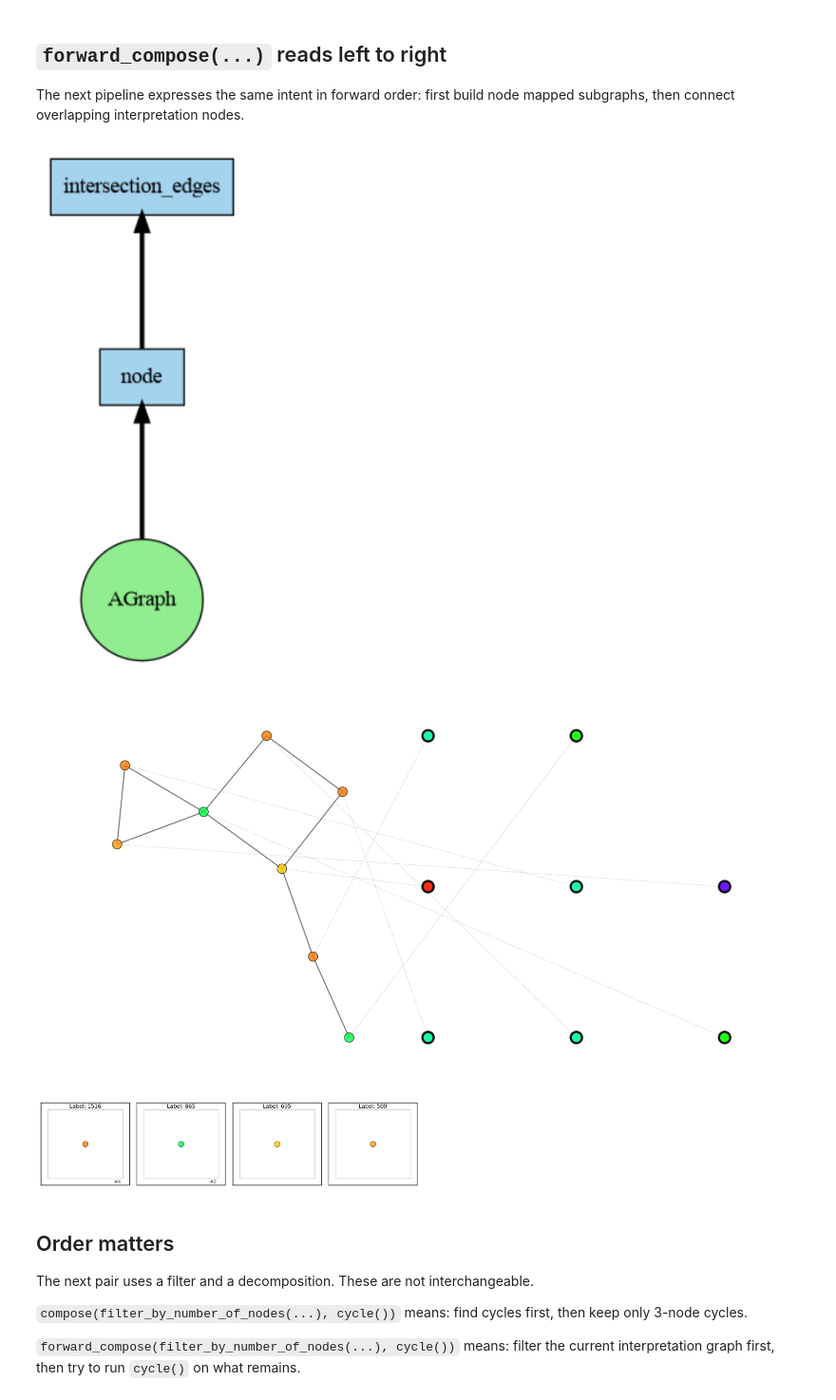
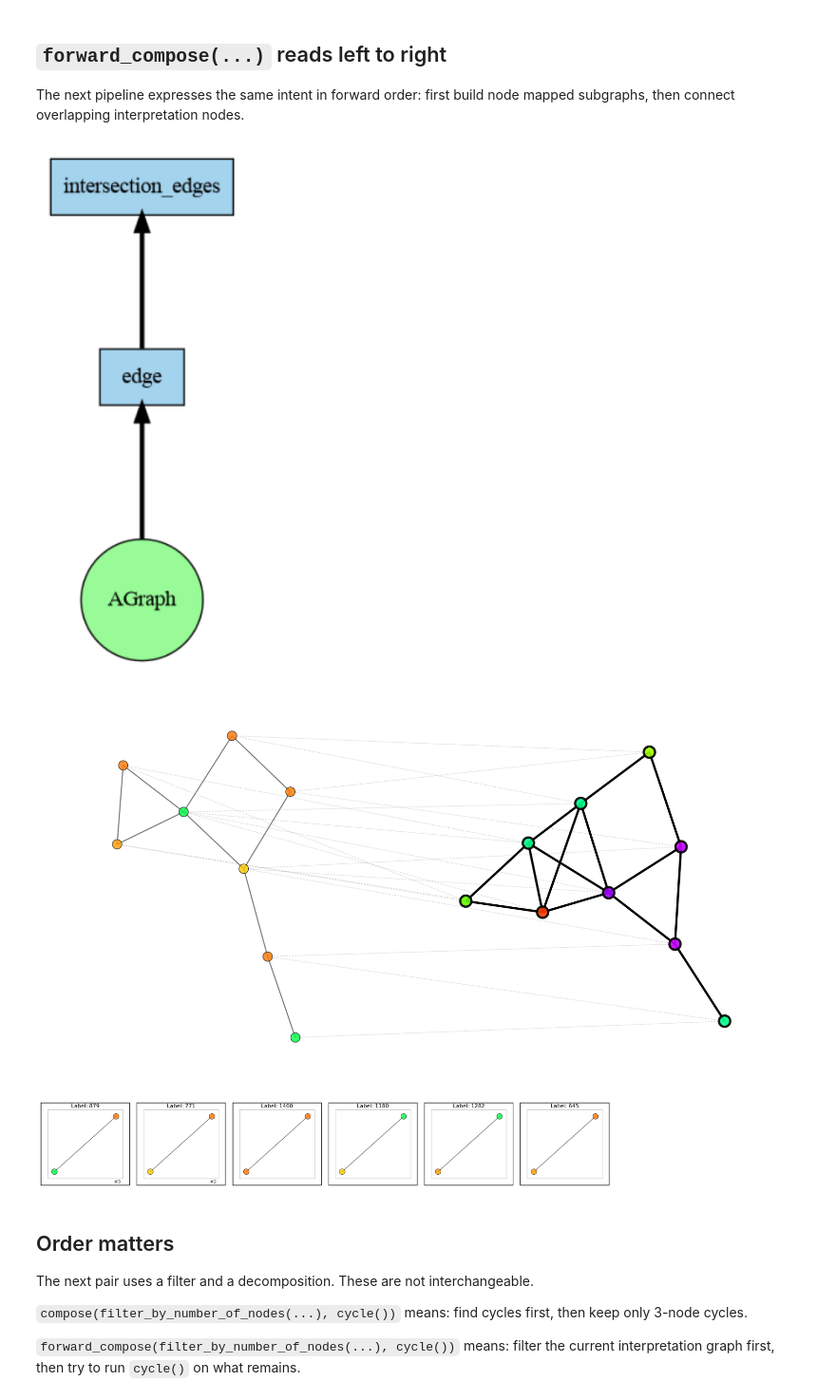
Before and after one commit to fabriziocosta/abstractgraph, a Jupyter notebook: notebooks/examples/example_abstract_graph_operators_02_composition_and_add.ipynb, the cells around one changed output. Shown at 95% size. Saved outputs shown, nothing was run; the diff lists cells and outputs as text; code cells hidden in the pictures.

```diff
--- a/notebooks/examples/example_abstract_graph_operators_02_composition_and_add.ipynb
+++ b/notebooks/examples/example_abstract_graph_operators_02_composition_and_add.ipynb
@@ -108,12 +108,12 @@ compose_node_ag = draw(graph, df)
 
 The next pipeline expresses the same intent in forward order: first build node mapped subgraphs, then connect overlapping interpretation nodes.
 # %%
-df = forward_compose(node(), intersection_edges())
+df = forward_compose(edge(), intersection_edges())
 forward_node_ag = draw(graph, df)
 # %% [output]
-[figure, old version]
+[figure, new version]
-[figure, old version]
+[figure, new version]
-[figure, old version]
+[figure, new version]
 # %% [markdown]
 ## Order matters
 
```
Also changed, not shown: parts of 2 cells of this notebook, 14 other files.
